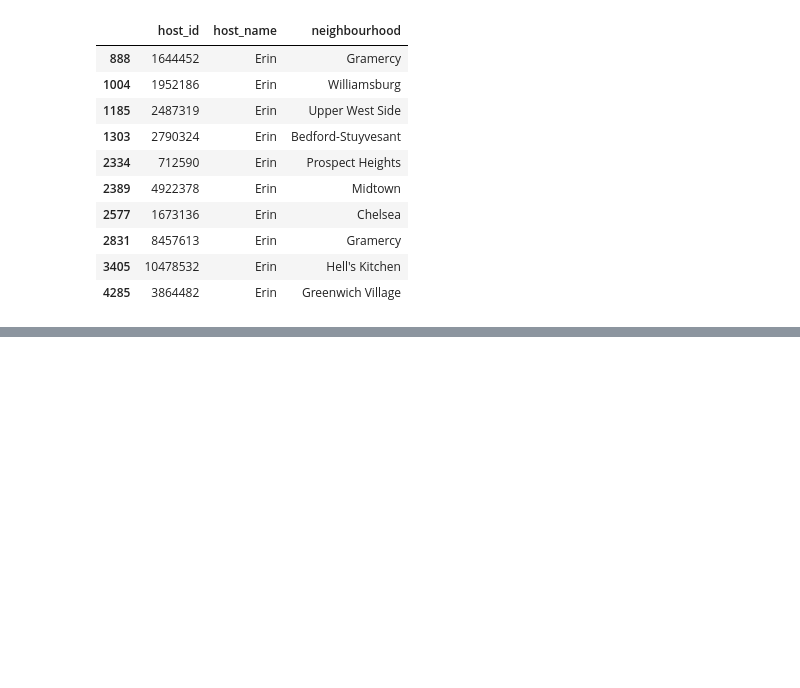
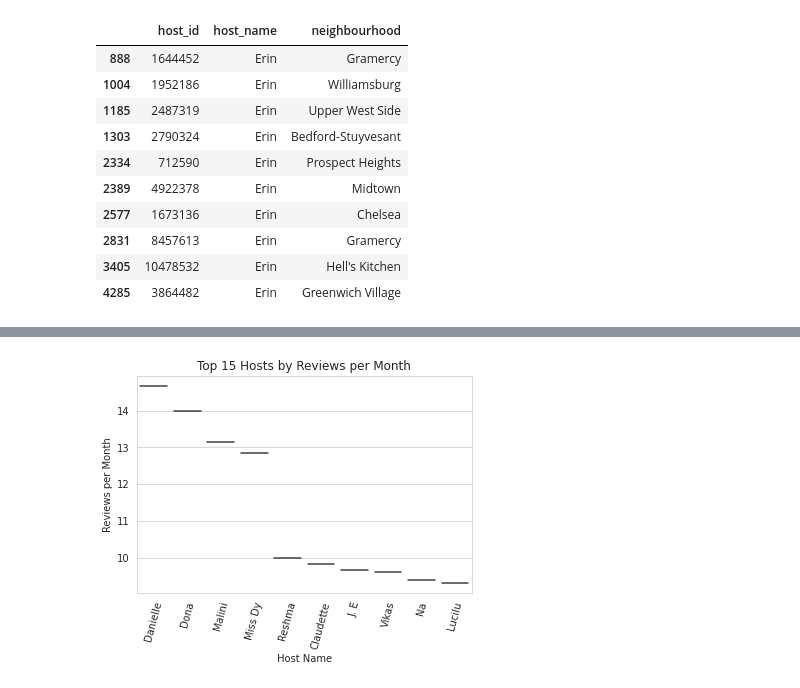
Before and after one commit to manish55shukla/AirBnb-Bookings-Analysis, a Jupyter notebook: Project_AirBnb_Bookings_Analysis.ipynb, the cells around one changed output, grey strips where cells are left out. Saved outputs shown, nothing was run; the diff lists cells and outputs as text; code cells hidden in the pictures; blank space fills up the shorter version.

```diff
--- a/Project_AirBnb_Bookings_Analysis.ipynb
+++ b/Project_AirBnb_Bookings_Analysis.ipynb
@@ -406,0 +407,16 @@ plt.show()
+# %%
+# Print top 10 host name and reviews per month and visualise on a graph
+
+top_10_hosts = df.groupby(['host_name','neighbourhood_group'])['reviews_per_month'].mean().sort_values(ascending = False).head(10)
+top_10_hosts = top_10_hosts.reset_index()
+
+
+sns.violinplot(x='host_name', y='reviews_per_month', data=top_10_hosts)
+
+plt.xticks(rotation=75)
+plt.title('Top 15 Hosts by Reviews per Month')
+plt.xlabel('Host Name')
+plt.ylabel('Reviews per Month')
+plt.show()
+# %% [output]
+[figure, added]
```
Also changed, not shown: parts of 19 cells of this notebook.
